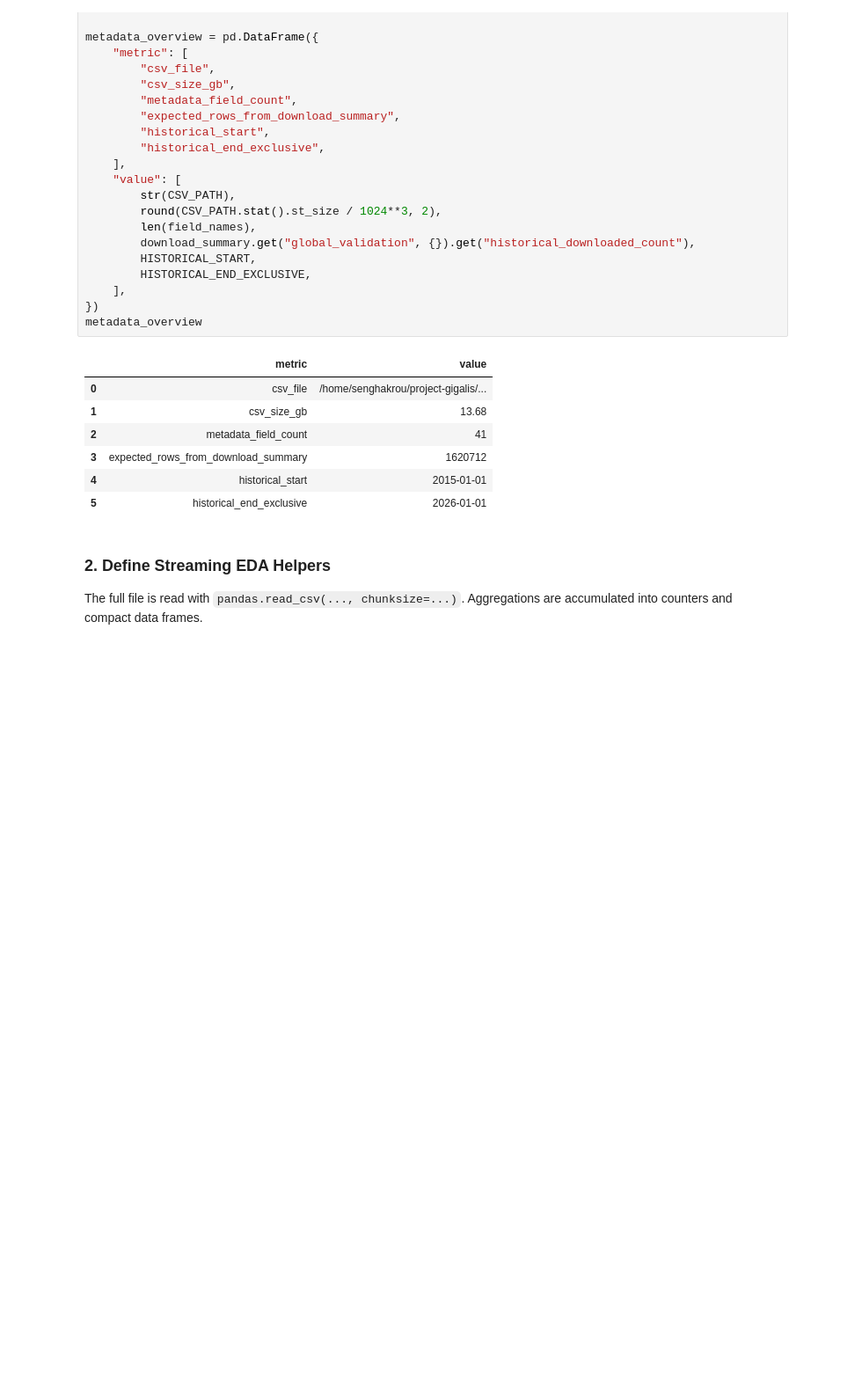
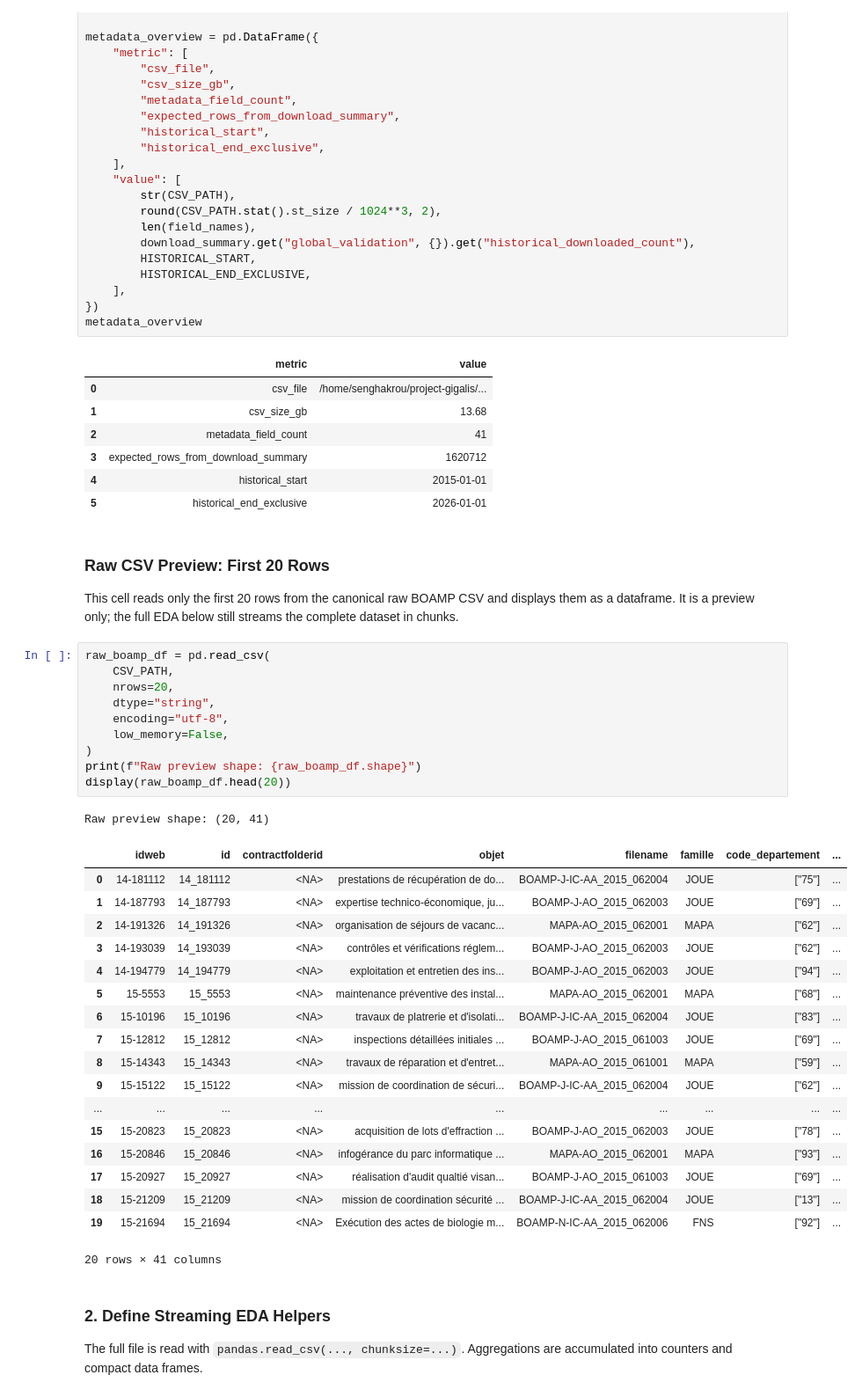
Before and after one commit to ROUSenghak/project-gigalis, a Jupyter notebook: notebooks/boamp_full_raw_eda.ipynb, the cells around one changed output. Shown at 88% size. Cells and saved outputs as stored; diff of their text form; blank space fills up the shorter version.

```diff
--- a/notebooks/boamp_full_raw_eda.ipynb
+++ b/notebooks/boamp_full_raw_eda.ipynb
@@ -129,6 +138,40 @@ metadata_overview
 | 3 | expected_rows_from_download_summary | 1620712 |
 | 4 | historical_start | 2015-01-01 |
 | 5 | historical_end_exclusive | 2026-01-01 |
+# %% [markdown]
+### Raw CSV Preview: First 20 Rows
+
+This cell reads only the first 20 rows from the canonical raw BOAMP CSV and displays them as a dataframe. It is a preview only; the full EDA below still streams the complete dataset in chunks.
+# %%
+raw_boamp_df = pd.read_csv(
+    CSV_PATH,
+    nrows=20,
+    dtype="string",
+    encoding="utf-8",
+    low_memory=False,
+)
+print(f"Raw preview shape: {raw_boamp_df.shape}")
+display(raw_boamp_df.head(20))
+# %% [output]
+Raw preview shape: (20, 41)
+|  | idweb | id | contractfolderid | objet | filename | famille | code_departement | ... |
+| 0 | 14-181112 | 14_181112 | <NA> | prestations de récupération de do... | BOAMP-J-IC-AA_2015_062004 | JOUE | ["75"] | ... |
+| 1 | 14-187793 | 14_187793 | <NA> | expertise technico-économique, ju... | BOAMP-J-AO_2015_062003 | JOUE | ["69"] | ... |
+| 2 | 14-191326 | 14_191326 | <NA> | organisation de séjours de vacanc... | MAPA-AO_2015_062001 | MAPA | ["62"] | ... |
+| 3 | 14-193039 | 14_193039 | <NA> | contrôles et vérifications réglem... | BOAMP-J-AO_2015_062003 | JOUE | ["62"] | ... |
+| 4 | 14-194779 | 14_194779 | <NA> | exploitation et entretien des ins... | BOAMP-J-AO_2015_062003 | JOUE | ["94"] | ... |
+| 5 | 15-5553 | 15_5553 | <NA> | maintenance préventive des instal... | MAPA-AO_2015_062001 | MAPA | ["68"] | ... |
+| 6 | 15-10196 | 15_10196 | <NA> | travaux de platrerie et d'isolati... | BOAMP-J-IC-AA_2015_062004 | JOUE | ["83"] | ... |
+| 7 | 15-12812 | 15_12812 | <NA> | inspections détaillées initiales ... | BOAMP-J-AO_2015_061003 | JOUE | ["69"] | ... |
+| 8 | 15-14343 | 15_14343 | <NA> | travaux de réparation et d'entret... | MAPA-AO_2015_061001 | MAPA | ["59"] | ... |
+| 9 | 15-15122 | 15_15122 | <NA> | mission de coordination de sécuri... | BOAMP-J-IC-AA_2015_062004 | JOUE | ["62"] | ... |
+| ... | ... | ... | ... | ... | ... | ... | ... | ... |
+| 15 | 15-20823 | 15_20823 | <NA> | acquisition de lots d'effraction ... | BOAMP-J-AO_2015_062003 | JOUE | ["78"] | ... |
+| 16 | 15-20846 | 15_20846 | <NA> | infogérance du parc informatique ... | MAPA-AO_2015_062001 | MAPA | ["93"] | ... |
+| 17 | 15-20927 | 15_20927 | <NA> | réalisation d'audit qualtié visan... | BOAMP-J-AO_2015_061003 | JOUE | ["69"] | ... |
+| 18 | 15-21209 | 15_21209 | <NA> | mission de coordination sécurité ... | BOAMP-J-IC-AA_2015_062004 | JOUE | ["13"] | ... |
+| 19 | 15-21694 | 15_21694 | <NA> | Exécution des actes de biologie m... | BOAMP-N-IC-AA_2015_062006 | FNS | ["92"] | ... |
+20 rows × 41 columns
 # %% [markdown]
 ### 2. Define Streaming EDA Helpers
 
```
Also changed, not shown: parts of 8 cells of this notebook, 27 other files.
